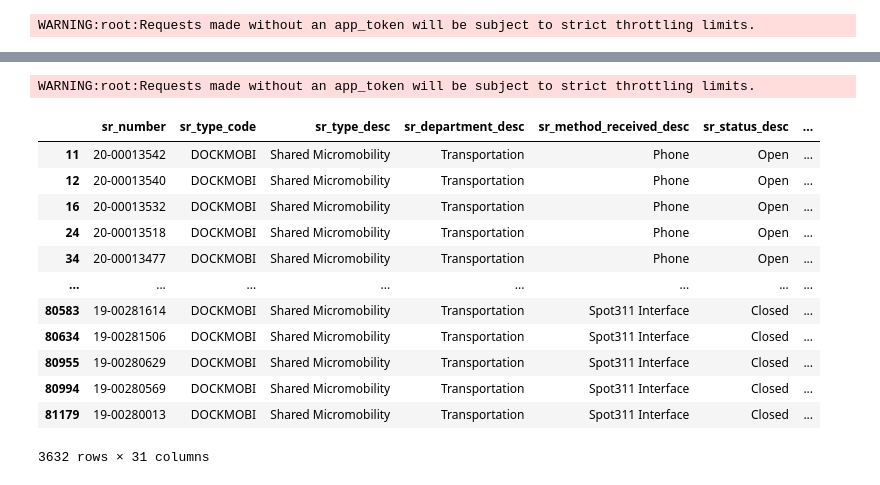
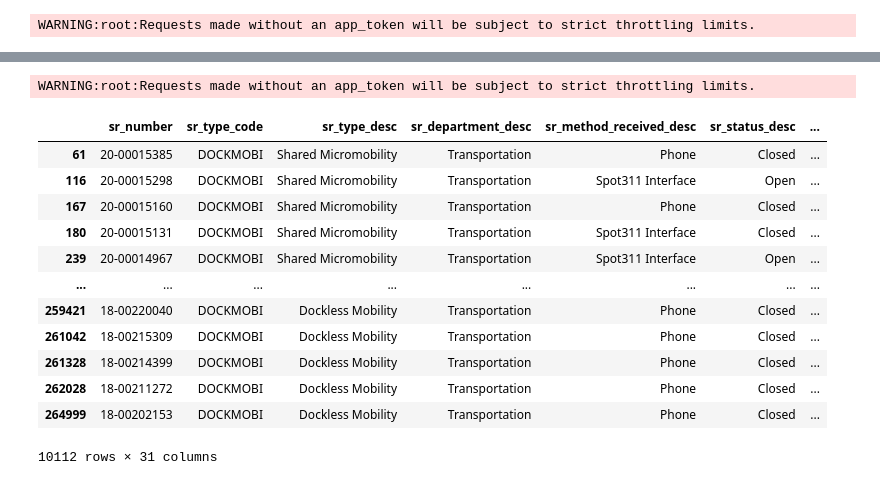
Before and after one commit to skhan4321/sanas-group-project, a Jupyter notebook: Zipcode data.ipynb, the cells around one changed output, grey strips where cells are left out. Cells and saved outputs as stored; diff of their text form; code cells hidden in the pictures.

```diff
--- a/Zipcode data.ipynb
+++ b/Zipcode data.ipynb
@@ -86,30 +160,30 @@ merged_df
 # %%
 client = Socrata("data.austintexas.gov", None)
 results = client.get("i26j-ai4z", limit=900000)
 results_df = pd.DataFrame.from_records(results)
 
 
 #results_df.sort_values("sr_type_code",ascending = False )
 
 results_df.sr_type_code.unique()
 
-shared_mobility = results_df.loc[results_df['sr_type_desc'] == "Shared Micromobility"]
+shared_mobility = results_df.loc[results_df['sr_type_code'] == "DOCKMOBI"]
 
 
 
 shared_mobility
 # %% [output]
 WARNING:root:Requests made without an app_token will be subject to strict throttling limits.
 |  | sr_number | sr_type_code | sr_type_desc | sr_department_desc | sr_method_received_desc | sr_status_desc | ... |
-| 11 | 20-00013542 | DOCKMOBI | Shared Micromobility | Transportation | Phone | Open | ... |
-| 12 | 20-00013540 | DOCKMOBI | Shared Micromobility | Transportation | Phone | Open | ... |
-| 16 | 20-00013532 | DOCKMOBI | Shared Micromobility | Transportation | Phone | Open | ... |
-| 24 | 20-00013518 | DOCKMOBI | Shared Micromobility | Transportation | Phone | Open | ... |
-| 34 | 20-00013477 | DOCKMOBI | Shared Micromobility | Transportation | Phone | Open | ... |
+| 61 | 20-00015385 | DOCKMOBI | Shared Micromobility | Transportation | Phone | Closed | ... |
+| 116 | 20-00015298 | DOCKMOBI | Shared Micromobility | Transportation | Spot311 Interface | Open | ... |
+| 167 | 20-00015160 | DOCKMOBI | Shared Micromobility | Transportation | Phone | Closed | ... |
+| 180 | 20-00015131 | DOCKMOBI | Shared Micromobility | Transportation | Spot311 Interface | Closed | ... |
+| 239 | 20-00014967 | DOCKMOBI | Shared Micromobility | Transportation | Spot311 Interface | Open | ... |
 | ... | ... | ... | ... | ... | ... | ... | ... |
-| 80583 | 19-00281614 | DOCKMOBI | Shared Micromobility | Transportation | Spot311 Interface | Closed | ... |
-| 80634 | 19-00281506 | DOCKMOBI | Shared Micromobility | Transportation | Spot311 Interface | Closed | ... |
-| 80955 | 19-00280629 | DOCKMOBI | Shared Micromobility | Transportation | Spot311 Interface | Closed | ... |
-| 80994 | 19-00280569 | DOCKMOBI | Shared Micromobility | Transportation | Spot311 Interface | Closed | ... |
-| 81179 | 19-00280013 | DOCKMOBI | Shared Micromobility | Transportation | Spot311 Interface | Closed | ... |
+| 259421 | 18-00220040 | DOCKMOBI | Dockless Mobility | Transportation | Phone | Closed | ... |
+| 261042 | 18-00215309 | DOCKMOBI | Dockless Mobility | Transportation | Phone | Closed | ... |
+| 261328 | 18-00214399 | DOCKMOBI | Dockless Mobility | Transportation | Phone | Closed | ... |
+| 262028 | 18-00211272 | DOCKMOBI | Dockless Mobility | Transportation | Phone | Closed | ... |
+| 264999 | 18-00202153 | DOCKMOBI | Dockless Mobility | Transportation | Phone | Closed | ... |
-3632 rows × 31 columns
+10112 rows × 31 columns
```
Also changed, not shown: parts of 20 cells of this notebook.
